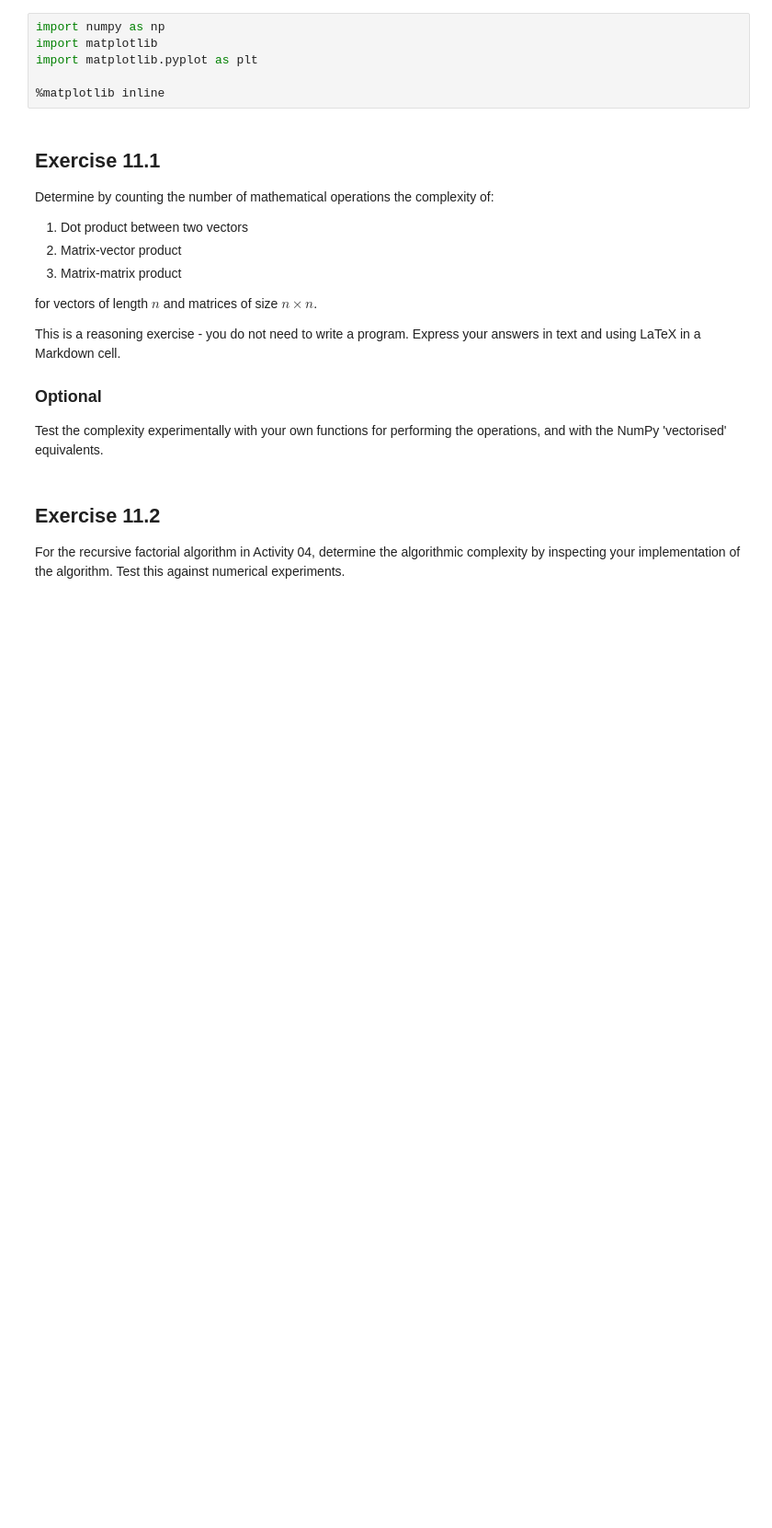
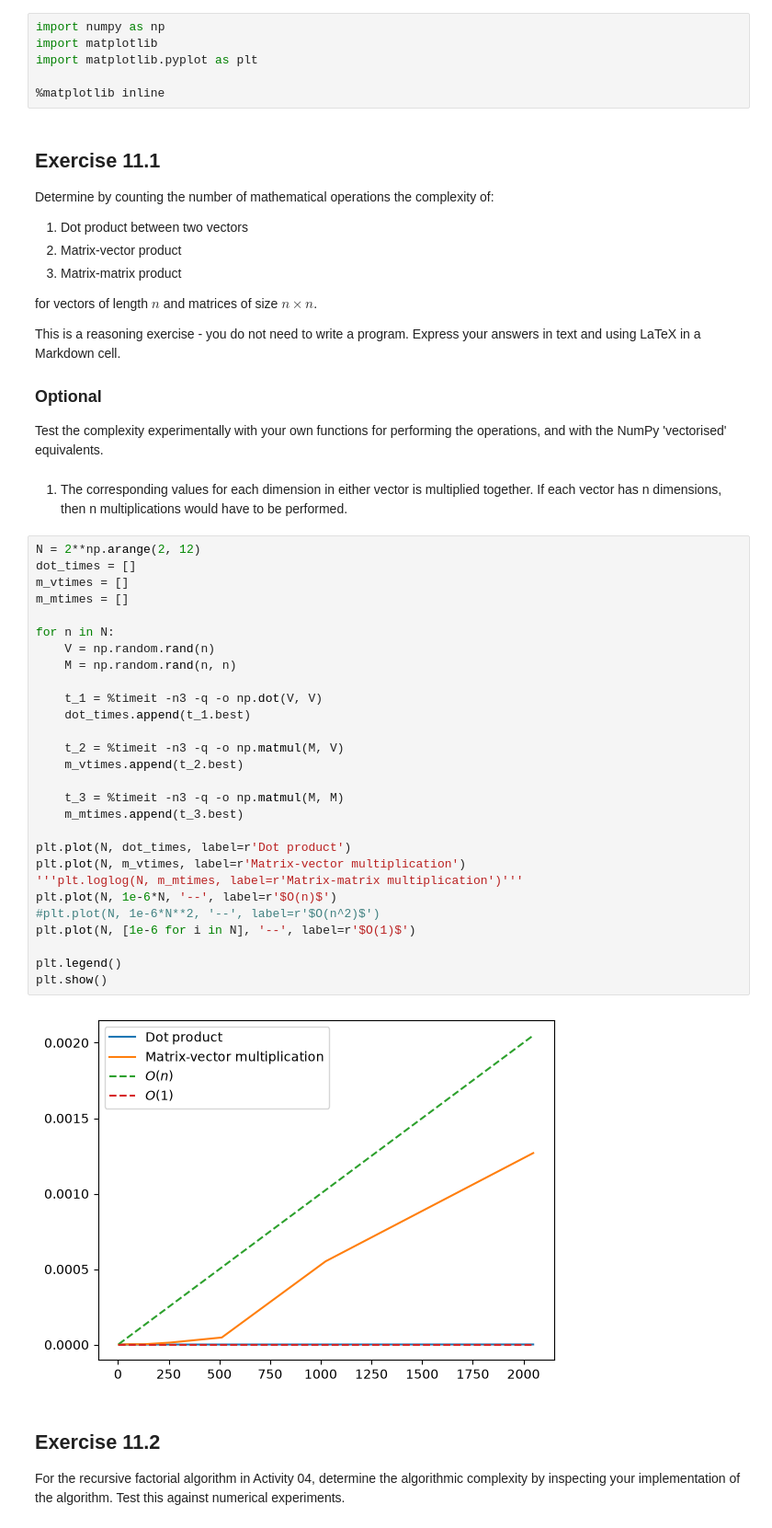
Before and after one commit to robertosc07/PartIA-Computing-Michaelmas_rs2462, a Jupyter notebook: 11 Exercises.ipynb, the cells around one changed output. Shown at 92% size. Drawn from its saved outputs; the diff is of its cells as text; blank space fills up the shorter version.

```diff
--- a/11 Exercises.ipynb
+++ b/11 Exercises.ipynb
@@ -24,6 +24,39 @@ This is a reasoning exercise - you do not need to write a program. Express your
 
 Test the complexity experimentally with your own functions for performing the operations, and
 with the NumPy 'vectorised' equivalents.
+# %% [markdown]
+1. The corresponding values for each dimension in either vector is multiplied together. If each vector has n dimensions, then n multiplications
+would have to be performed.
+# %%
+N = 2**np.arange(2, 12)
+dot_times = []
+m_vtimes = []
+m_mtimes = []
+
+for n in N:
+    V = np.random.rand(n)
+    M = np.random.rand(n, n)
+
+    t_1 = %timeit -n3 -q -o np.dot(V, V)
+    dot_times.append(t_1.best)
+
+    t_2 = %timeit -n3 -q -o np.matmul(M, V)
+    m_vtimes.append(t_2.best)
+
+    t_3 = %timeit -n3 -q -o np.matmul(M, M)
+    m_mtimes.append(t_3.best)
+
+plt.plot(N, dot_times, label=r'Dot product')
+plt.plot(N, m_vtimes, label=r'Matrix-vector multiplication')
+'''plt.loglog(N, m_mtimes, label=r'Matrix-matrix multiplication')'''
+plt.plot(N, 1e-6*N, '--', label=r'$O(n)$')
+#plt.plot(N, 1e-6*N**2, '--', label=r'$O(n^2)$')
+plt.plot(N, [1e-6 for i in N], '--', label=r'$O(1)$')
+
+plt.legend()
+plt.show()
+# %% [output]
+[figure, added]
 # %% [markdown]
 ## Exercise 11.2
 
```
Also changed, not shown: parts of 6 cells of this notebook, 4 other files.
